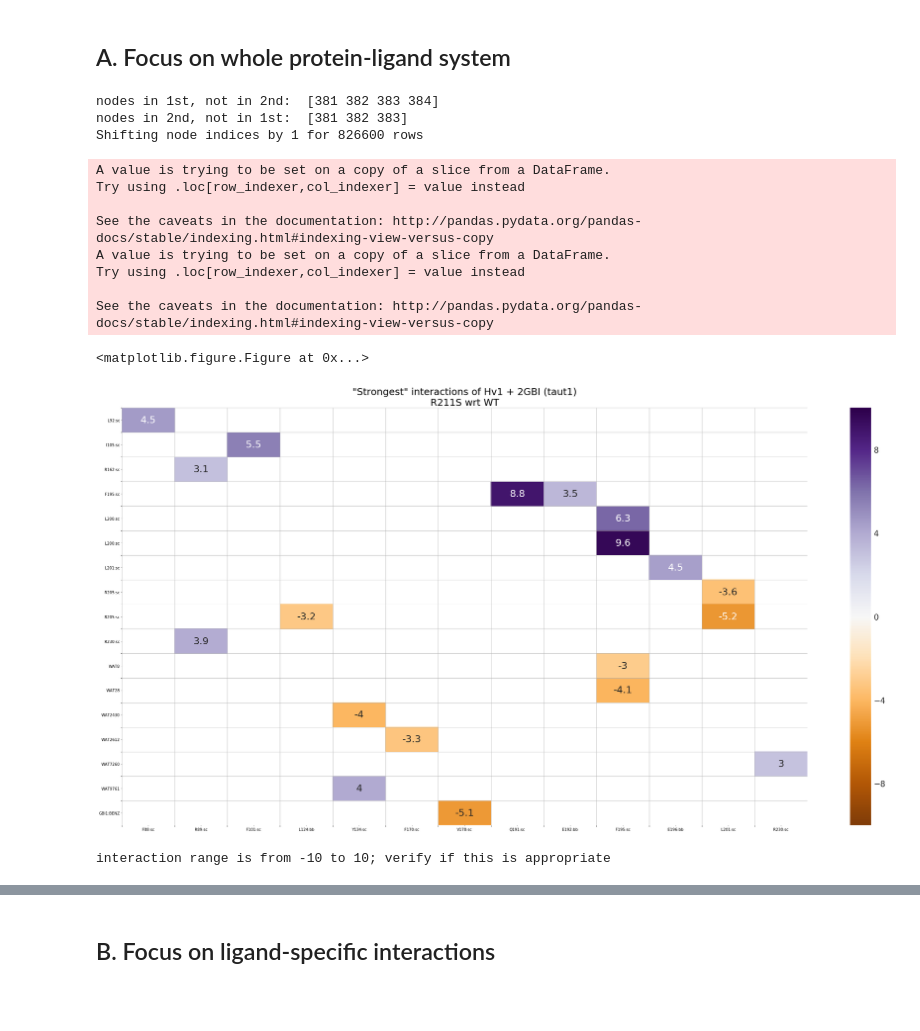
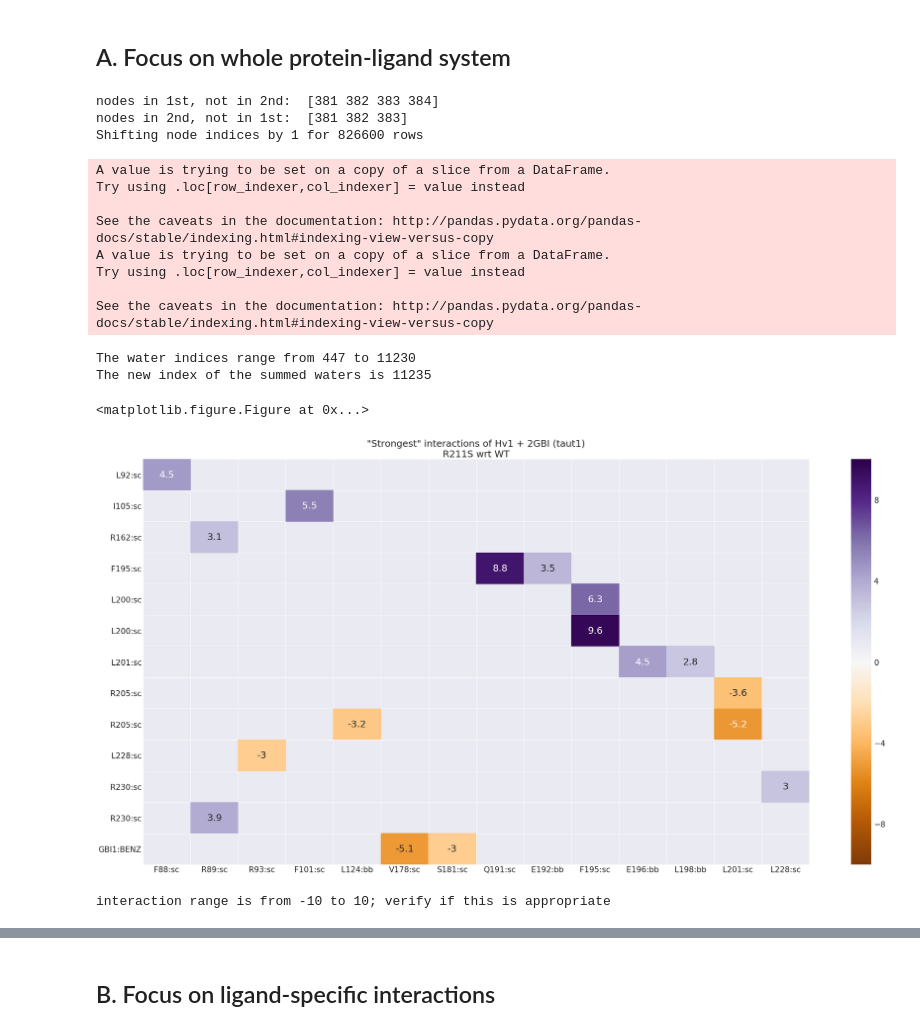
Before and after one commit to vtlim/Hv1, a Jupyter notebook: 04_fep/postFEPvanilla/analysis/3_nonCovInts/nodeAnalysis.ipynb, the cells around one changed output, grey strips where cells are left out. Saved outputs shown, nothing was run; the diff lists cells and outputs as text; code cells hidden in the pictures; blank space fills up the shorter version.

```diff
--- a/04_fep/postFEPvanilla/analysis/3_nonCovInts/nodeAnalysis.ipynb
+++ b/04_fep/postFEPvanilla/analysis/3_nonCovInts/nodeAnalysis.ipynb
@@ -564,22 +702,27 @@ getEdgePair(413,420,wt_edges_1)
 # II. Analyze interactions before and after mutation of R211S
 # %% [markdown]
 ## A. Focus on whole protein-ligand system
+# %%
+diff_nodes_1, diff_edges_1, mutstart_1, offset_1 = diffEdges(nodes_1,wt_nodes_1,edges_1,wt_edges_1)
+dry_diff_nodes_1, dry_diff_edges_1 = condenseWaters(diff_nodes_1, diff_edges_1)
+# %% [output]
+nodes in 1st, not in 2nd:  [381 382 383 384]
+nodes in 2nd, not in 1st:  [381 382 383]
+Shifting node indices by 1 for 826600 rows
+A value is trying to be set on a copy of a slice from a DataFrame.
+Try using .loc[row_indexer,col_indexer] = value instead
+
+See the caveats in the documentation: http://pandas.pydata.org/pandas-docs/stable/indexing.html#indexing-view-versus-copy
+A value is trying to be set on a copy of a slice from a DataFrame.
+Try using .loc[row_indexer,col_indexer] = value instead
+
+See the caveats in the documentation: http://pandas.pydata.org/pandas-docs/stable/indexing.html#indexing-view-versus-copy
+The water indices range from 447 to 11230
+The new index of the summed waters is 11235
 # %%
-diff_nodes_1, diff_edges_1, mutstart_1, offset_1 = diffEdges(nodes_1,wt_nodes_1,edges_1,wt_edges_1)
-watless_diff_edges_1 = protLigInts(diff_nodes_1, diff_edges_1,rawNum=25) # make sure you use REFERENCE nodes
-plotHeatInts(diff_nodes_1, watless_diff_edges_1, minHeat=-10, maxHeat=10,colors='PuOr',size=(40,20),seltitle="Hv1 + 2GBI (taut1)\nR211S wrt WT")
+pivot_diff_edges_1 = protLigInts(dry_diff_nodes_1, dry_diff_edges_1,rawNum=25,dry=2) # make sure you use REFERENCE nodes
+plotHeatInts(dry_diff_nodes_1, pivot_diff_edges_1, minHeat=-10, maxHeat=10,colors='PuOr',size=(40,20),seltitle="Hv1 + 2GBI (taut1)\nR211S wrt WT")
 # %% [output]
-nodes in 1st, not in 2nd:  [381 382 383 384]
-nodes in 2nd, not in 1st:  [381 382 383]
-Shifting node indices by 1 for 826600 rows
+<matplotlib.figure.Figure at 0x...>
+[figure, new version]
-A value is trying to be set on a copy of a slice from a DataFrame.
-Try using .loc[row_indexer,col_indexer] = value instead
-
-See the caveats in the documentation: http://pandas.pydata.org/pandas-docs/stable/indexing.html#indexing-view-versus-copy
-A value is trying to be set on a copy of a slice from a DataFrame.
-Try using .loc[row_indexer,col_indexer] = value instead
-
-See the caveats in the documentation: http://pandas.pydata.org/pandas-docs/stable/indexing.html#indexing-view-versus-copy
+interaction range is from -10 to 10; verify if this is appropriate
-<matplotlib.figure.Figure at 0x...>
-[figure, old version]
-interaction range is from -10 to 10; verify if this is appropriate
```
Also changed, not shown: parts of 47 cells of this notebook.
